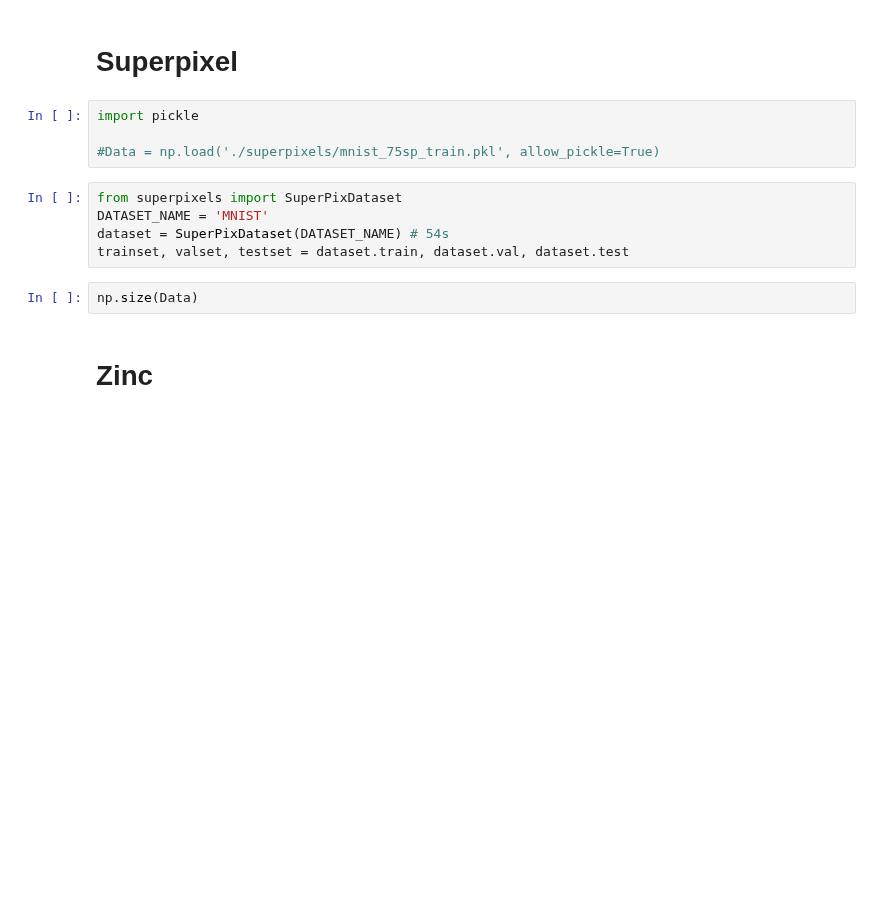
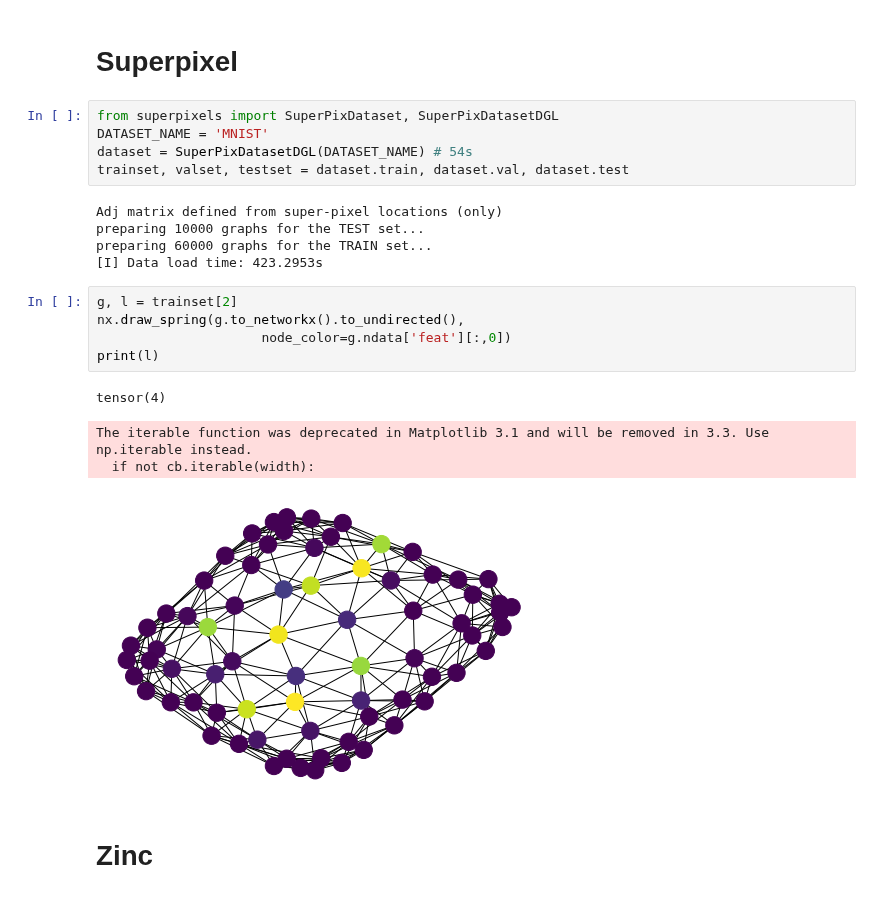
Before and after one commit to Axeln78/SpectralDGL, a Jupyter notebook: resources/dataset.ipynb, the cells around one changed output. Saved outputs shown, nothing was run; the diff lists cells and outputs as text; blank space fills up the shorter version.

Commit message:
All datasets loaded

```diff
--- a/resources/dataset.ipynb
+++ b/resources/dataset.ipynb
@@ -89,16 +91,25 @@ plt.imshow(G.ndata['h'][0:28*27].view(28,-1))
 # %% [markdown]
 # Superpixel
-# %%
-import pickle
-
-#Data = np.load('./superpixels/mnist_75sp_train.pkl', allow_pickle=True)
 # %%
-from superpixels import SuperPixDataset
+from superpixels import SuperPixDataset, SuperPixDatasetDGL
 DATASET_NAME = 'MNIST'
-dataset = SuperPixDataset(DATASET_NAME) # 54s
+dataset = SuperPixDatasetDGL(DATASET_NAME) # 54s
 trainset, valset, testset = dataset.train, dataset.val, dataset.test
+# %% [output]
+Adj matrix defined from super-pixel locations (only)
+preparing 10000 graphs for the TEST set...
+preparing 60000 graphs for the TRAIN set...
+[I] Data load time: 423.2953s
-# %%
-np.size(Data)
+# %%
+g, l = trainset[2]
+nx.draw_spring(g.to_networkx().to_undirected(),
+                     node_color=g.ndata['feat'][:,0])
+print(l)
+# %% [output]
+tensor(4)
+The iterable function was deprecated in Matplotlib 3.1 and will be removed in 3.3. Use np.iterable instead.
+  if not cb.iterable(width):
+[figure, added]
 # %% [markdown]
 # Zinc
 # %%
```
Also changed, not shown: parts of 8 cells of this notebook.
